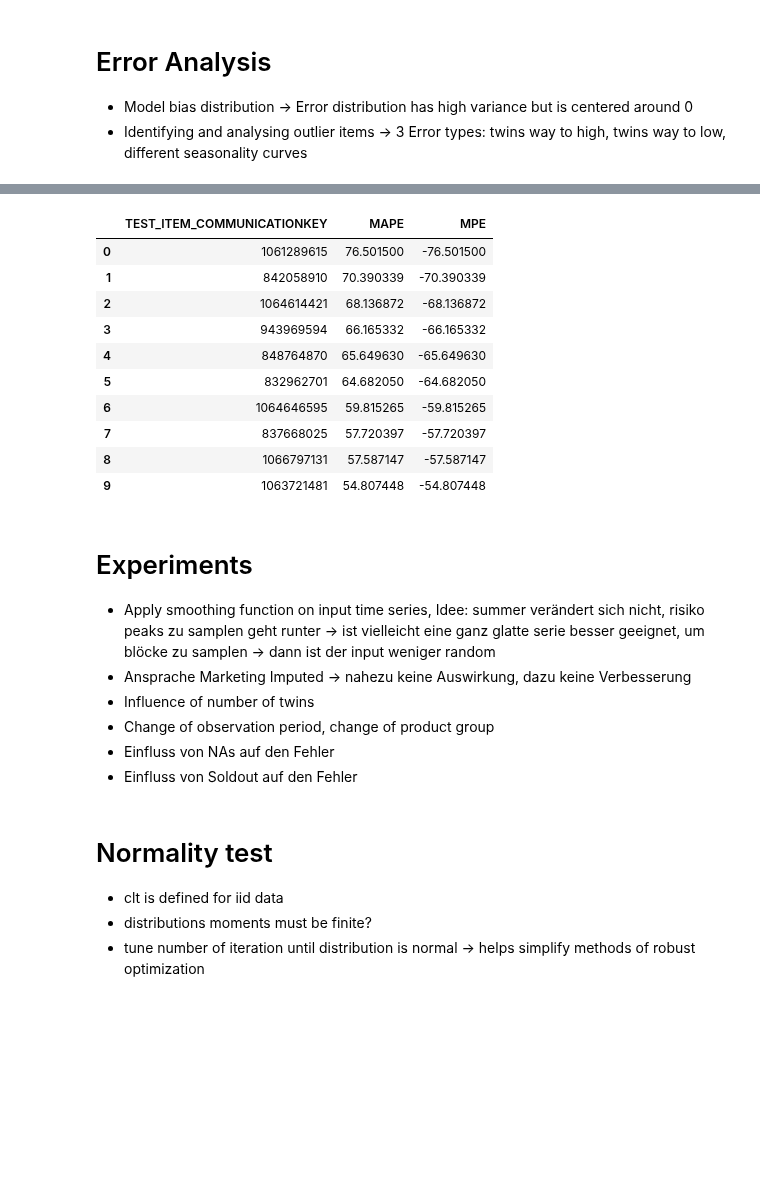
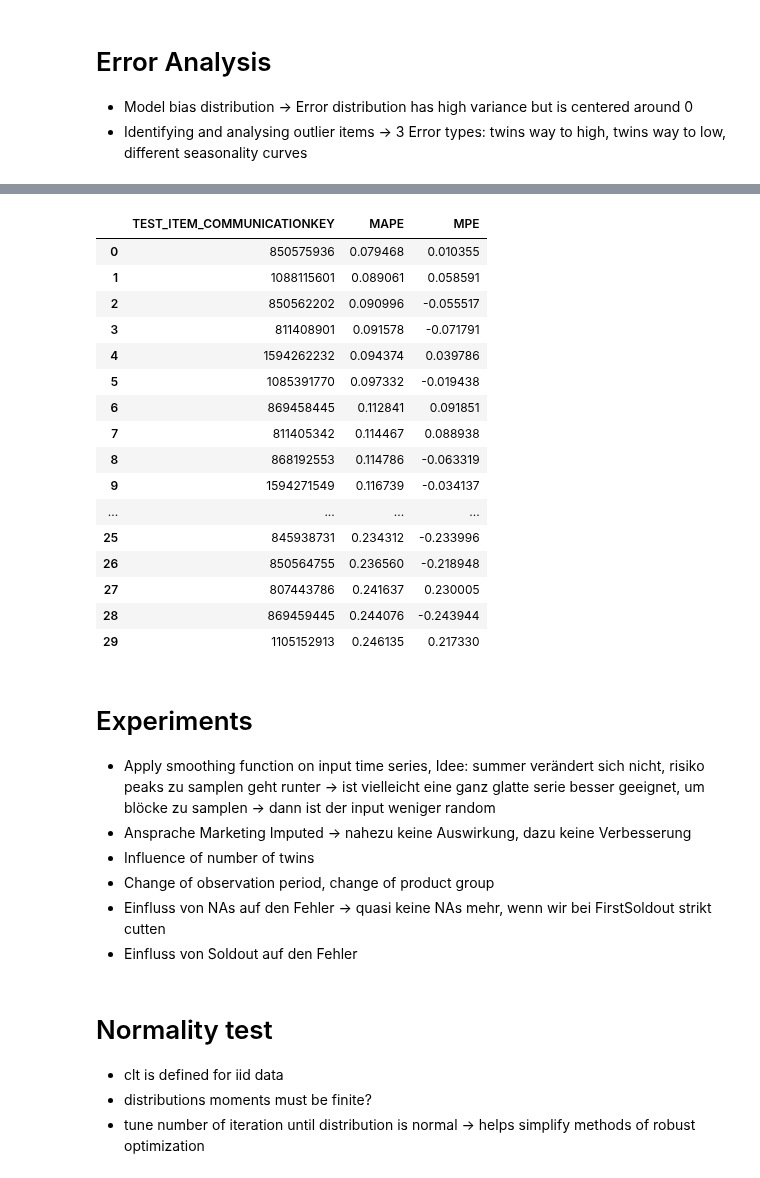
Before and after one commit to chrisnhr/Diplom, a Jupyter notebook: bootstrapping.ipynb, the cells around one changed output, grey strips where cells are left out. Saved outputs shown, nothing was run; the diff lists cells and outputs as text; code cells hidden in the pictures; blank space fills up the shorter version.

```diff
--- a/bootstrapping.ipynb
+++ b/bootstrapping.ipynb
@@ -281,31 +172,37 @@ plt.show()
 # %%
-df_results.query("WINDOW_SIZE == 0").groupby("TEST_ITEM_COMMUNICATIONKEY").median().sort_values("MPE", ascending=True).reset_index()[["TEST_ITEM_COMMUNICATIONKEY", "MAPE", "MPE"]].head(10)
+df_results.query("WINDOW_SIZE == 0").groupby("TEST_ITEM_COMMUNICATIONKEY").median().sort_values("MAPE", ascending=True).reset_index()[["TEST_ITEM_COMMUNICATIONKEY", "MAPE", "MPE"]].head(30)
 #863526628 twinws viel mehr Ansprache als test
 #1107699346 twins viel mehr Ansprache als test
 #848151556 twins viel mehr Ansprache als test
 #1574713555 twins viel mehr Ansprache als test
 #824008632 twins viel mehr Ansprache als test
 #803656013 twins viel mehr Ansprache als test
 #1088112515 twins viel mehr Ansprache als test
 #829628090 twins viel mehr Ansprache als test
 #... immer das gleiche
 
 #848764870 hier passen die Saisonkurven nicht
 #1066797131 hier passen die Saisonkurven nicht
 
 #ansonsten sind logischerweise auch die twins mal geringer
 # %% [output]
 |  | TEST_ITEM_COMMUNICATIONKEY | MAPE | MPE |
-| 0 | 1061289615 | 76.501500 | -76.501500 |
-| 1 | 842058910 | 70.390339 | -70.390339 |
-| 2 | 1064614421 | 68.136872 | -68.136872 |
-| 3 | 943969594 | 66.165332 | -66.165332 |
-| 4 | 848764870 | 65.649630 | -65.649630 |
-| 5 | 832962701 | 64.682050 | -64.682050 |
-| 6 | 1064646595 | 59.815265 | -59.815265 |
-| 7 | 837668025 | 57.720397 | -57.720397 |
-| 8 | 1066797131 | 57.587147 | -57.587147 |
-| 9 | 1063721481 | 54.807448 | -54.807448 |
+| 0 | 850575936 | 0.079468 | 0.010355 |
+| 1 | 1088115601 | 0.089061 | 0.058591 |
+| 2 | 850562202 | 0.090996 | -0.055517 |
+| 3 | 811408901 | 0.091578 | -0.071791 |
+| 4 | 1594262232 | 0.094374 | 0.039786 |
+| 5 | 1085391770 | 0.097332 | -0.019438 |
+| 6 | 869458445 | 0.112841 | 0.091851 |
+| 7 | 811405342 | 0.114467 | 0.088938 |
+| 8 | 868192553 | 0.114786 | -0.063319 |
+| 9 | 1594271549 | 0.116739 | -0.034137 |
+| ... | ... | ... | ... |
+| 25 | 845938731 | 0.234312 | -0.233996 |
+| 26 | 850564755 | 0.236560 | -0.218948 |
+| 27 | 807443786 | 0.241637 | 0.230005 |
+| 28 | 869459445 | 0.244076 | -0.243944 |
+| 29 | 1105152913 | 0.246135 | 0.217330 |
 # %% [markdown]
 # Experiments
 
@@ -314,7 +211,7 @@ df_results.query("WINDOW_SIZE == 0").groupby("TEST_ITEM_COMMUNICATIONKEY").media
 - Ansprache Marketing Imputed -> nahezu keine Auswirkung, dazu keine Verbesserung
 - Influence of number of twins
 - Change of observation period, change of product group
-- Einfluss von NAs auf den Fehler
+- Einfluss von NAs auf den Fehler -> quasi keine NAs mehr, wenn wir bei FirstSoldout strikt cutten
 - Einfluss von Soldout auf den Fehler
 # %% [markdown]
 # Normality test
```
Also changed, not shown: parts of 11 cells of this notebook, 5 other files.
